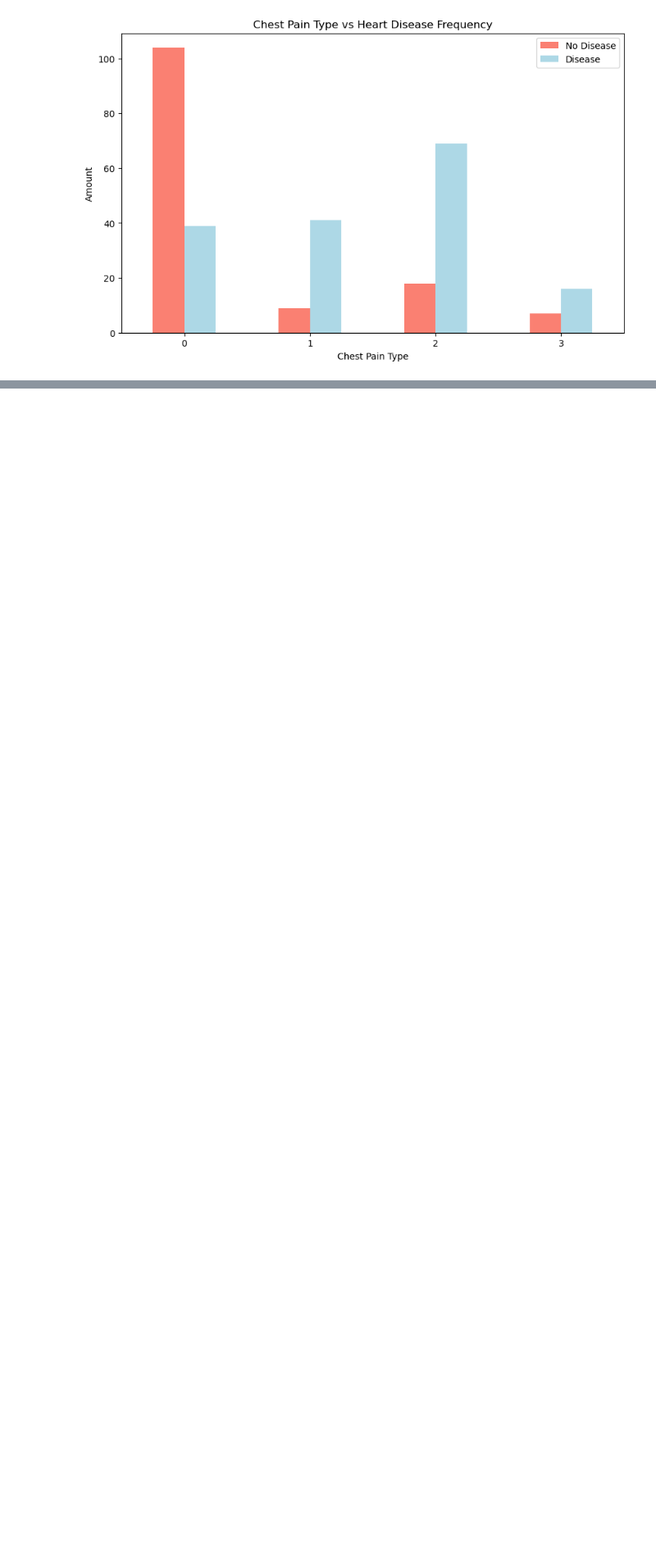
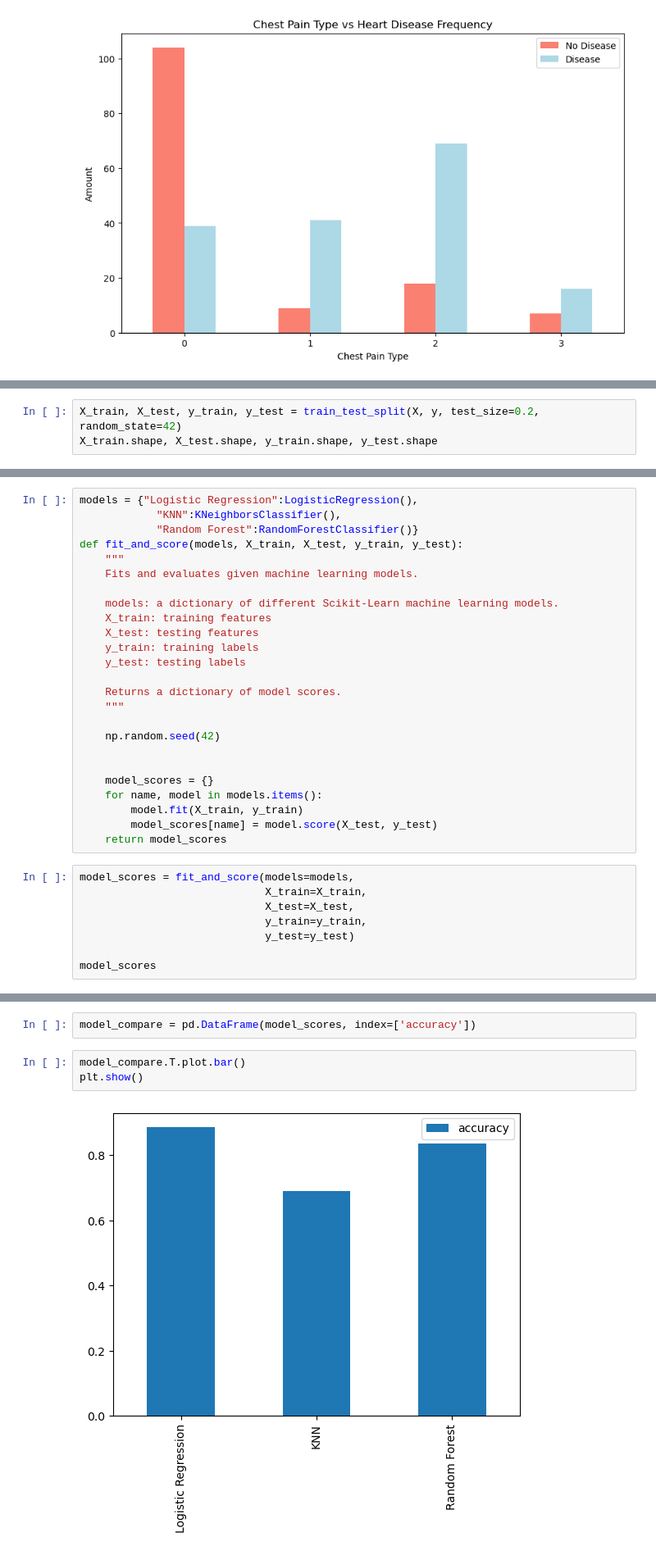
Before and after one commit to EchoByte204/Heart_disease_Classification, a Jupyter notebook: heart_disease_classification.ipynb, the cells around one changed output, grey strips where cells are left out. Shown at 82% size. Cells and saved outputs as stored; diff of their text form; blank space fills up the shorter version.

Commit message:
modelling done

```diff
--- a/heart_disease_classification.ipynb
+++ b/heart_disease_classification.ipynb
@@ -225,0 +240,3 @@ plt.show()
+# %%
+X_train, X_test, y_train, y_test = train_test_split(X, y, test_size=0.2, random_state=42)
+X_train.shape, X_test.shape, y_train.shape, y_test.shape
@@ -225,0 +245,33 @@ plt.show()
+# %%
+models = {"Logistic Regression":LogisticRegression(),
+            "KNN":KNeighborsClassifier(),
+            "Random Forest":RandomForestClassifier()}
+def fit_and_score(models, X_train, X_test, y_train, y_test):
+    """
+    Fits and evaluates given machine learning models.
+
+    models: a dictionary of different Scikit-Learn machine learning models.
+    X_train: training features
+    X_test: testing features
+    y_train: training labels
+    y_test: testing labels
+
+    Returns a dictionary of model scores.
+    """
+
+    np.random.seed(42)
+
+
+    model_scores = {}
+    for name, model in models.items():
+        model.fit(X_train, y_train)
+        model_scores[name] = model.score(X_test, y_test)
+    return model_scores
+# %%
+model_scores = fit_and_score(models=models,
+                             X_train=X_train,
+                             X_test=X_test,
+                             y_train=y_train,
+                             y_test=y_test)
+
+model_scores
@@ -225,0 +290,7 @@ plt.show()
+# %%
+model_compare = pd.DataFrame(model_scores, index=['accuracy'])
+# %%
+model_compare.T.plot.bar()
+plt.show()
+# %% [output]
+[figure, added]
```
Also changed, not shown: parts of 40 cells of this notebook.
